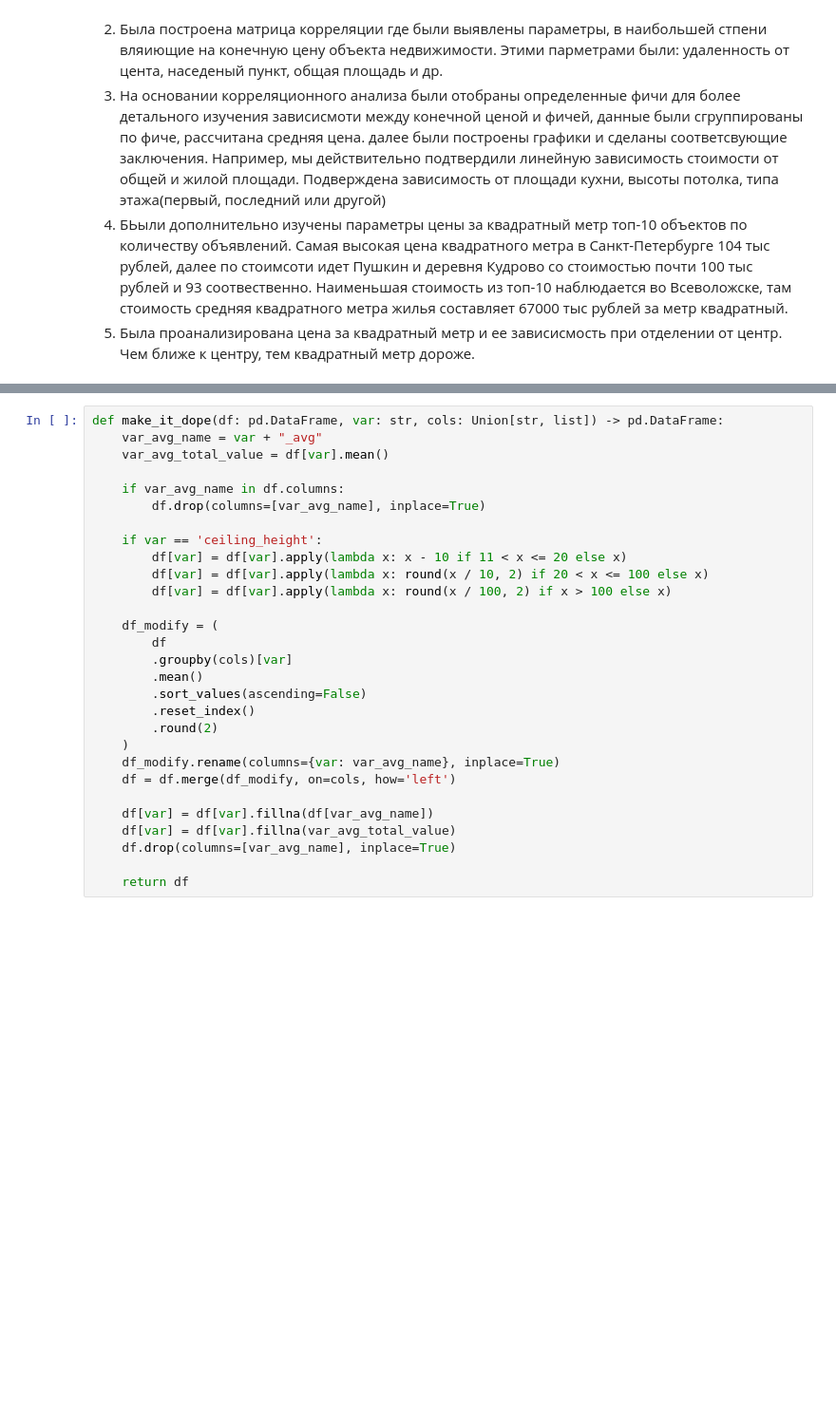
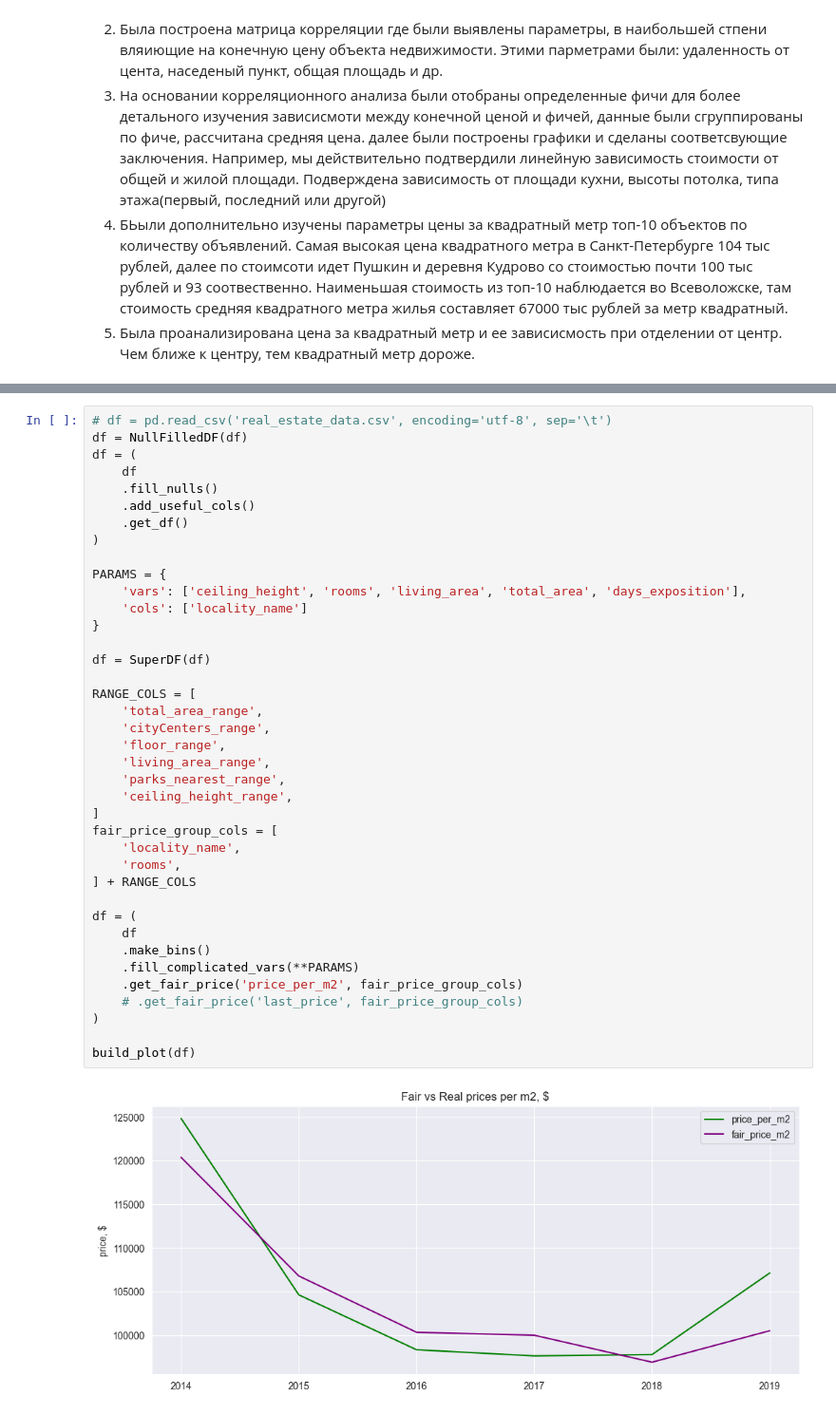
Before and after one commit to Megacinder/mds24, a Jupyter notebook: md2_python_for_DA/hometasks/final_project/python_project_4_step.ipynb, the cells around one changed output, grey strips where cells are left out. Shown at 95% size. Saved outputs shown, nothing was run; the diff lists cells and outputs as text; blank space fills up the shorter version.

```diff
--- a/md2_python_for_DA/hometasks/final_project/python_project_4_step.ipynb
+++ b/md2_python_for_DA/hometasks/final_project/python_project_4_step.ipynb
@@ -1482,29 +1643,41 @@ def fill_nulls(df: pd.DataFrame) -> pd.DataFrame:
 # %%
-def make_it_dope(df: pd.DataFrame, var: str, cols: Union[str, list]) -> pd.DataFrame:
-    var_avg_name = var + "_avg"
-    var_avg_total_value = df[var].mean()
+# df = pd.read_csv('real_estate_data.csv', encoding='utf-8', sep='\t')
+df = NullFilledDF(df)
+df = (
+    df
+    .fill_nulls()
+    .add_useful_cols()
+    .get_df()
+)
 
-    if var_avg_name in df.columns:
-        df.drop(columns=[var_avg_name], inplace=True)
+PARAMS = {
+    'vars': ['ceiling_height', 'rooms', 'living_area', 'total_area', 'days_exposition'],
+    'cols': ['locality_name']
+}
 
-    if var == 'ceiling_height':
-        df[var] = df[var].apply(lambda x: x - 10 if 11 < x <= 20 else x)
-        df[var] = df[var].apply(lambda x: round(x / 10, 2) if 20 < x <= 100 else x)
-        df[var] = df[var].apply(lambda x: round(x / 100, 2) if x > 100 else x)
+df = SuperDF(df)
 
-    df_modify = (
-        df
-        .groupby(cols)[var]
-        .mean()
-        .sort_values(ascending=False)
-        .reset_index()
-        .round(2)
-    )
-    df_modify.rename(columns={var: var_avg_name}, inplace=True)
-    df = df.merge(df_modify, on=cols, how='left')
+RANGE_COLS = [
+    'total_area_range',
+    'cityCenters_range',
+    'floor_range',
+    'living_area_range',
+    'parks_nearest_range',
+    'ceiling_height_range',
+]
+fair_price_group_cols = [
+    'locality_name',
+    'rooms',
+] + RANGE_COLS
 
-    df[var] = df[var].fillna(df[var_avg_name])
-    df[var] = df[var].fillna(var_avg_total_value)
-    df.drop(columns=[var_avg_name], inplace=True)
+df = (
+    df
+    .make_bins()
+    .fill_complicated_vars(**PARAMS)
+    .get_fair_price('price_per_m2', fair_price_group_cols)
+    # .get_fair_price('last_price', fair_price_group_cols)
+)
 
-    return df
+build_plot(df)
+# %% [output]
+[figure, added]
```
Also changed, not shown: parts of 12 cells of this notebook, 3 other files.
